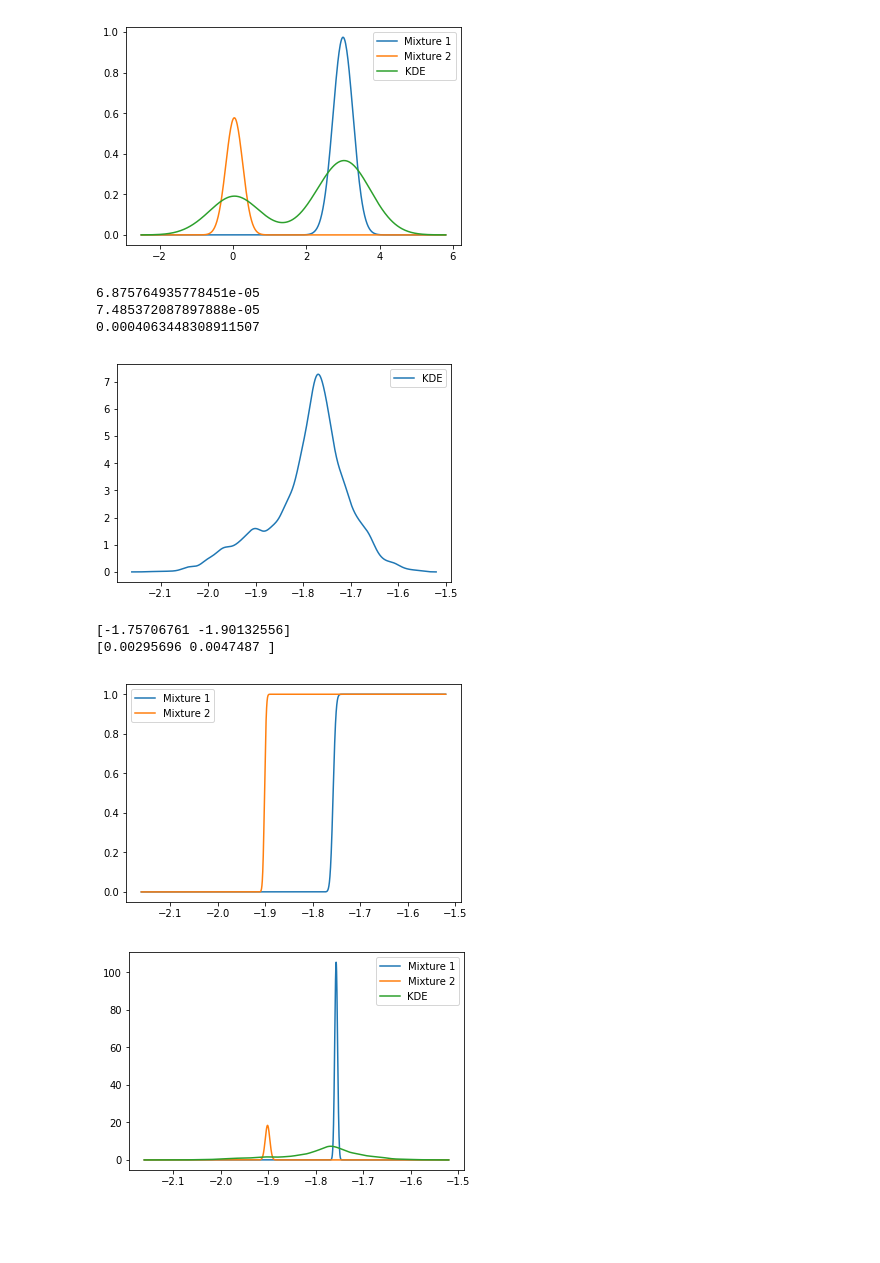
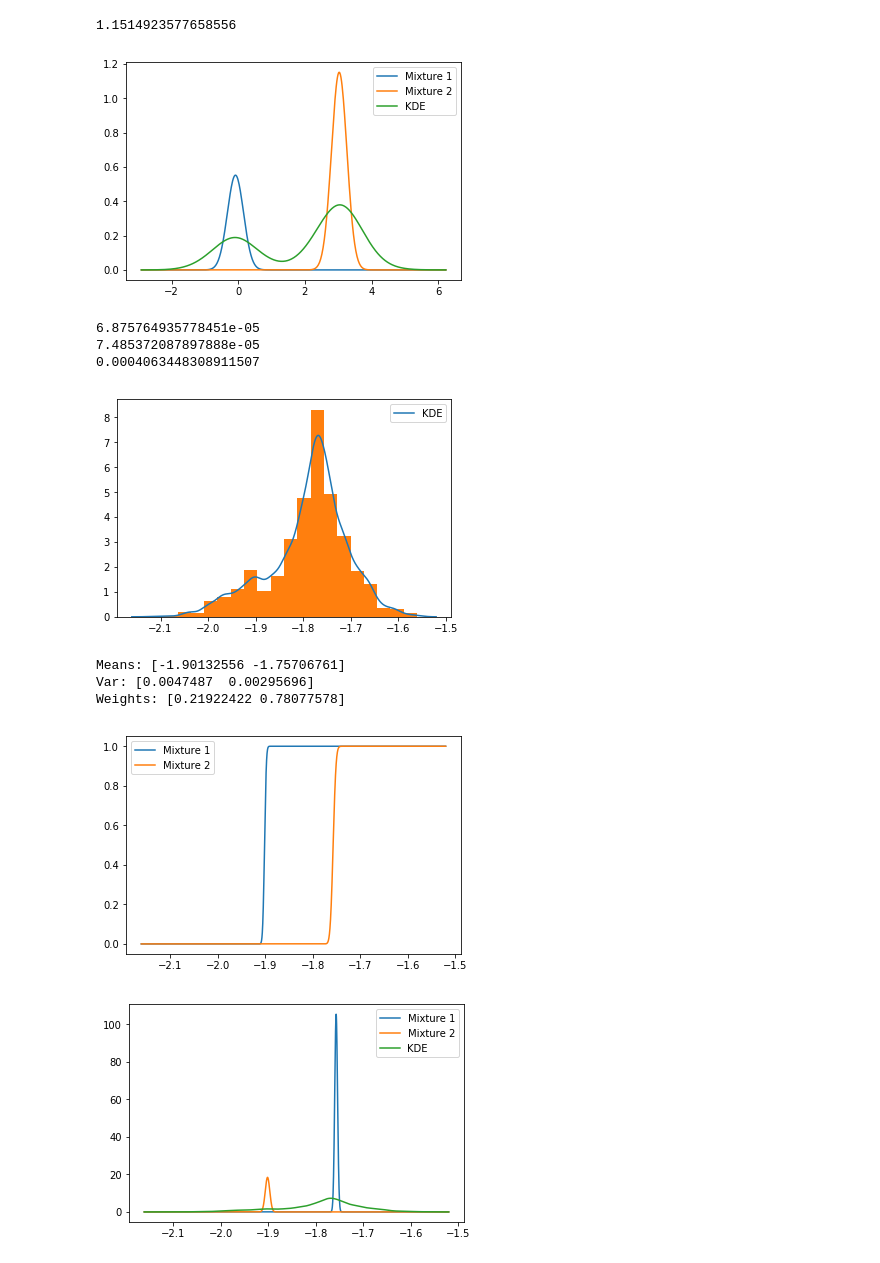
Before and after one commit to ericschulman/tx_milk_2yp, a Jupyter notebook: estimation.ipynb, the cells around one changed output. Cells and saved outputs as stored; diff of their text form; code cells hidden in the pictures; blank space fills up the shorter version.

```diff
--- a/estimation.ipynb
+++ b/estimation.ipynb
@@ -22,11 +22,12 @@ comp2 = g.weights_[1]*stats.norm.pdf(dens.support,g.means_[1,0],g.covariances_[1
 
 plt.plot(dens.support, comp1, label='Mixture 1')
 plt.plot(dens.support, comp2, label='Mixture 2')
-plt.plot(dens.supportc, dens.density, label='KDE')
+plt.plot(dens.support, dens.density, label='KDE')
 plt.legend()
 plt.show()
 # %% [output]
+1.1514923577658556
-[figure, old version]
+[figure, new version]
 # %%
 #load/set up data
 data = pd.read_csv('data/milk_out.csv')
@@ -46,22 +40,25 @@ print bids.var()
 # %%
 #log transformation
 lbids = np.log(bids[ (.12<=bids) & (bids<=.21) ])
 
 #do kernel density estimation
 dens = sm.nonparametric.KDEUnivariate(lbids)
 dens.fit()
+
 plt.plot(dens.support, dens.density, label='KDE')
+plt.hist(lbids,20,density=True)
 plt.legend()
 plt.show()
 # %% [output]
-[figure, old version]
+[figure, new version]
 # %%
 #fit mixture model
 g = mixture.GaussianMixture(n_components=2)
 g.fit(lbids.reshape(lbids.shape[0],1))
 
-print g.means_[:,0]
-print g.covariances_[:,0,0]
+print 'Means: %s'%g.means_[:,0]
+print 'Var: %s'%g.covariances_[:,0,0]
+print 'Weights: %s'%g.weights_
 
 #first see stocahstic dominance
 comp1_cdf = stats.norm.cdf(dens.support,g.means_[0,0],g.covariances_[1,0])
@@ -72,9 +69,10 @@ plt.plot(dens.support, comp2_cdf, label='Mixture 2')
 plt.legend()
 plt.show()
 # %% [output]
-[-1.75706761 -1.90132556]
-[0.00295696 0.0047487 ]
+Means: [-1.90132556 -1.75706761]
+Var: [0.0047487  0.00295696]
+Weights: [0.21922422 0.78077578]
-[figure, old version]
+[figure, new version]
 # %%
 #graph kernel with mixture components
 comp1 = g.weights_[0]*stats.norm.pdf(dens.support,g.means_[0,0],g.covariances_[0,0])
```
Also changed, not shown: parts of 1 cell of this notebook.
